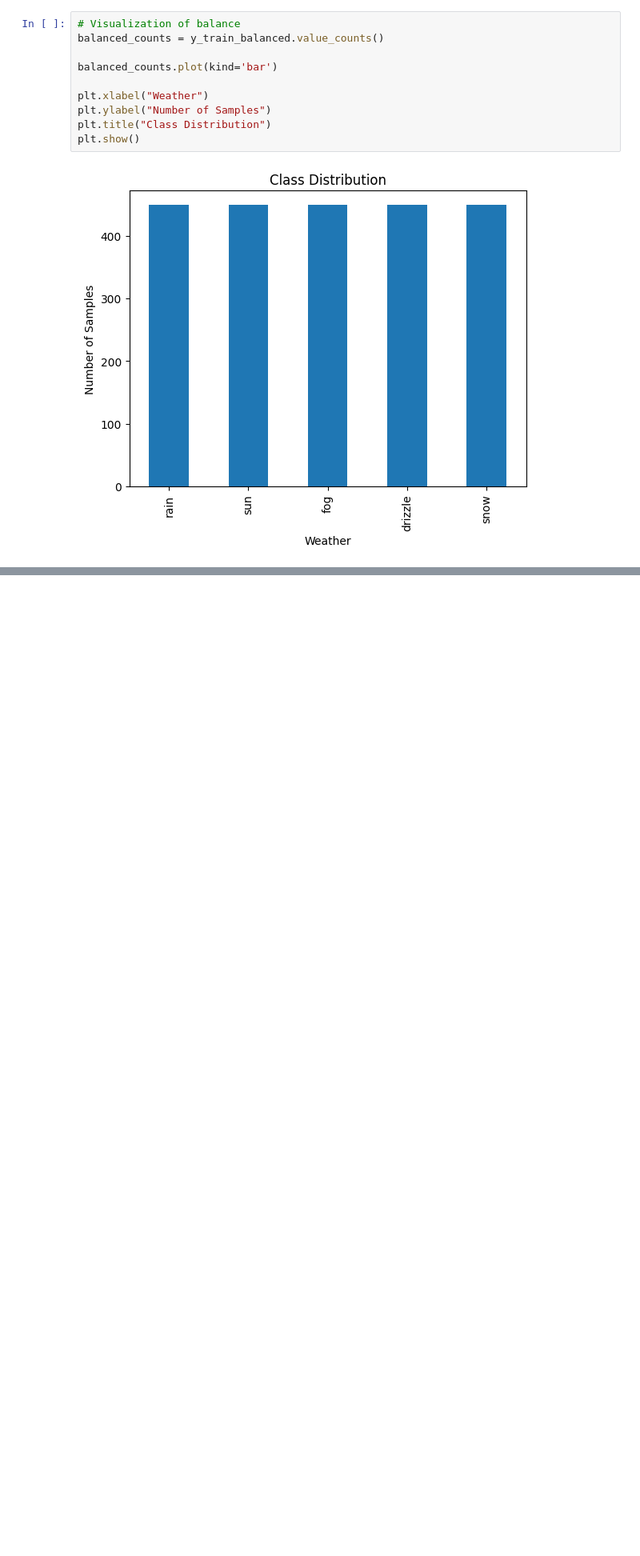
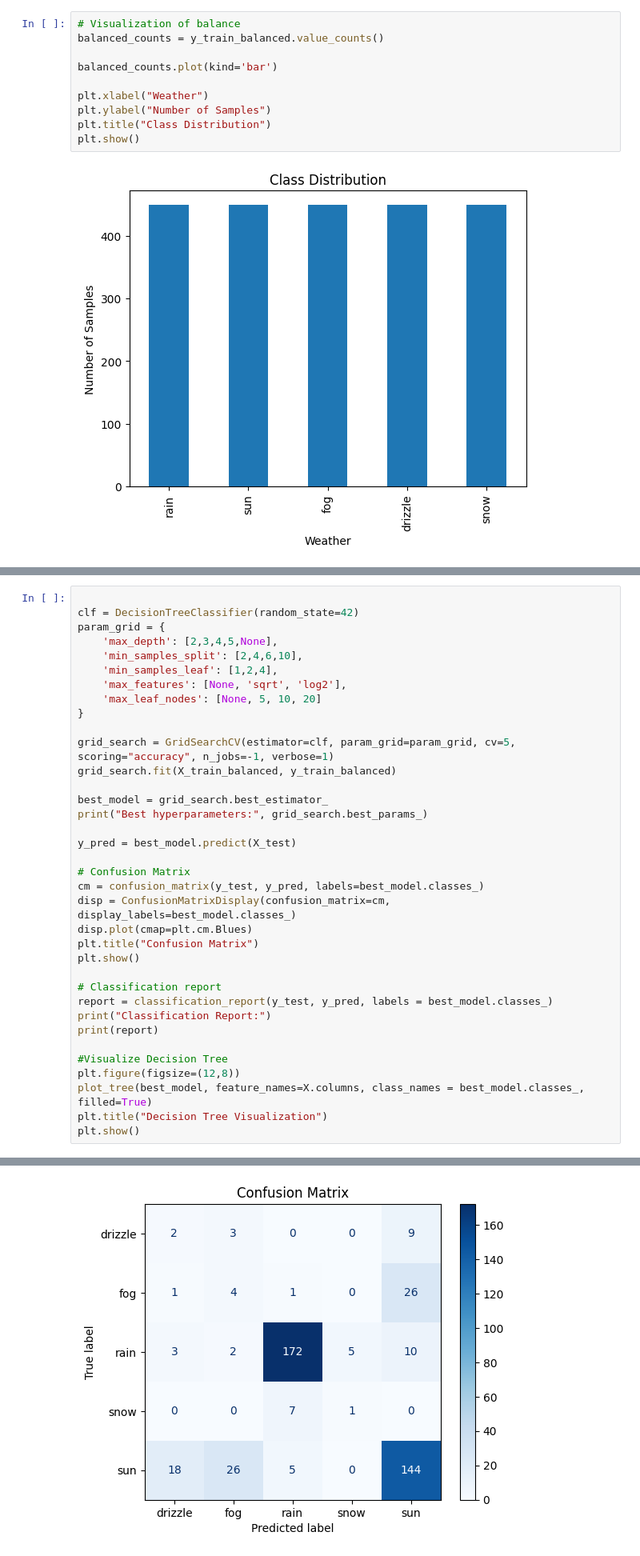
Before and after one commit to Jesus-PerezG/TC2004B-Jesus, a Jupyter notebook: notebooks/Seattle.ipynb, the cells around one changed output, grey strips where cells are left out. Shown at 80% size. Drawn from its saved outputs; the diff is of its cells as text; blank space fills up the shorter version.

```diff
--- a/notebooks/Seattle.ipynb
+++ b/notebooks/Seattle.ipynb
@@ -104,0 +107,37 @@ weighted avg       0.78      0.76      0.77       439
+# %%
+
+clf = DecisionTreeClassifier(random_state=42)
+param_grid = {
+    'max_depth': [2,3,4,5,None],
+    'min_samples_split': [2,4,6,10],
+    'min_samples_leaf': [1,2,4],
+    'max_features': [None, 'sqrt', 'log2'],
+    'max_leaf_nodes': [None, 5, 10, 20]
+}
+
+grid_search = GridSearchCV(estimator=clf, param_grid=param_grid, cv=5, scoring="accuracy", n_jobs=-1, verbose=1)
+grid_search.fit(X_train_balanced, y_train_balanced)
+
+best_model = grid_search.best_estimator_
+print("Best hyperparameters:", grid_search.best_params_)
+
+y_pred = best_model.predict(X_test)
+
+# Confusion Matrix
+cm = confusion_matrix(y_test, y_pred, labels=best_model.classes_)
+disp = ConfusionMatrixDisplay(confusion_matrix=cm, display_labels=best_model.classes_)
+disp.plot(cmap=plt.cm.Blues)
+plt.title("Confusion Matrix")
+plt.show()
+
+# Classification report
+report = classification_report(y_test, y_pred, labels = best_model.classes_)
+print("Classification Report:")
+print(report)
+
+#Visualize Decision Tree
+plt.figure(figsize=(12,8))
+plot_tree(best_model, feature_names=X.columns, class_names = best_model.classes_, filled=True)
+plt.title("Decision Tree Visualization")
+plt.show()
+# %% [output]
@@ -104,0 +146 @@ weighted avg       0.78      0.76      0.77       439
+[figure, added]
```
Also changed, not shown: parts of 7 cells of this notebook, 1 other file.
